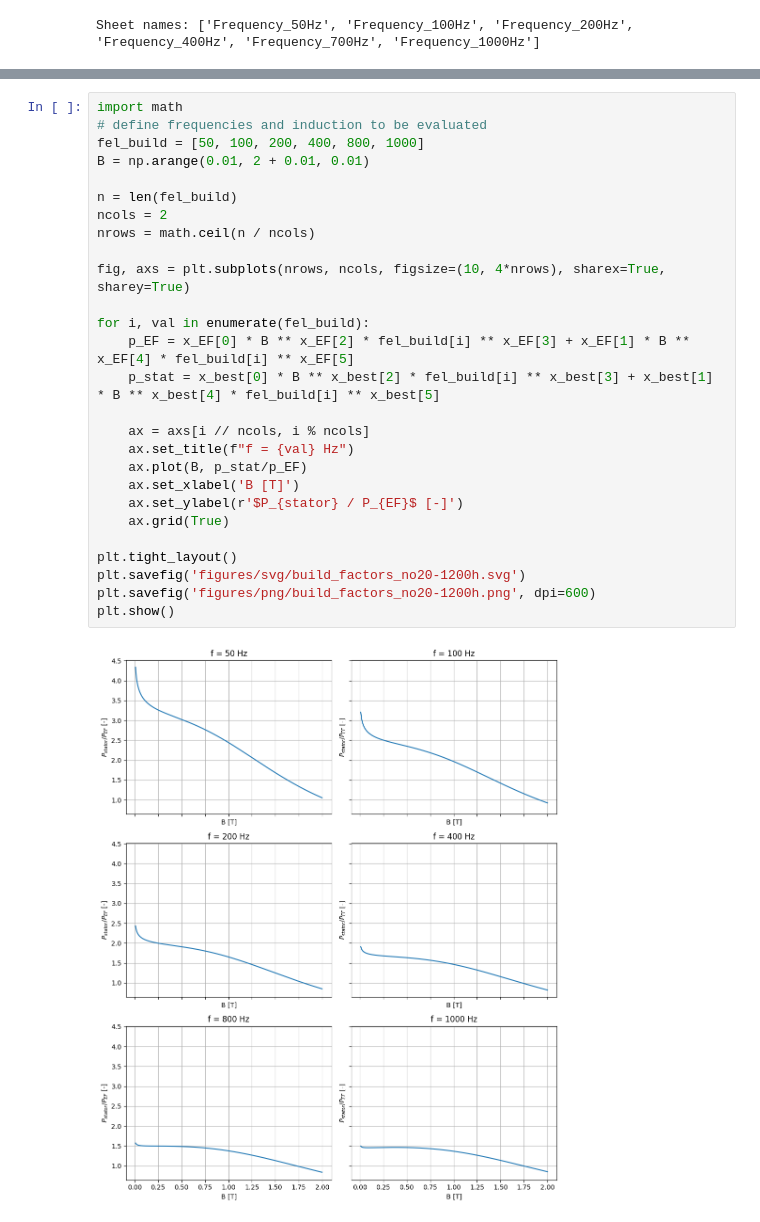
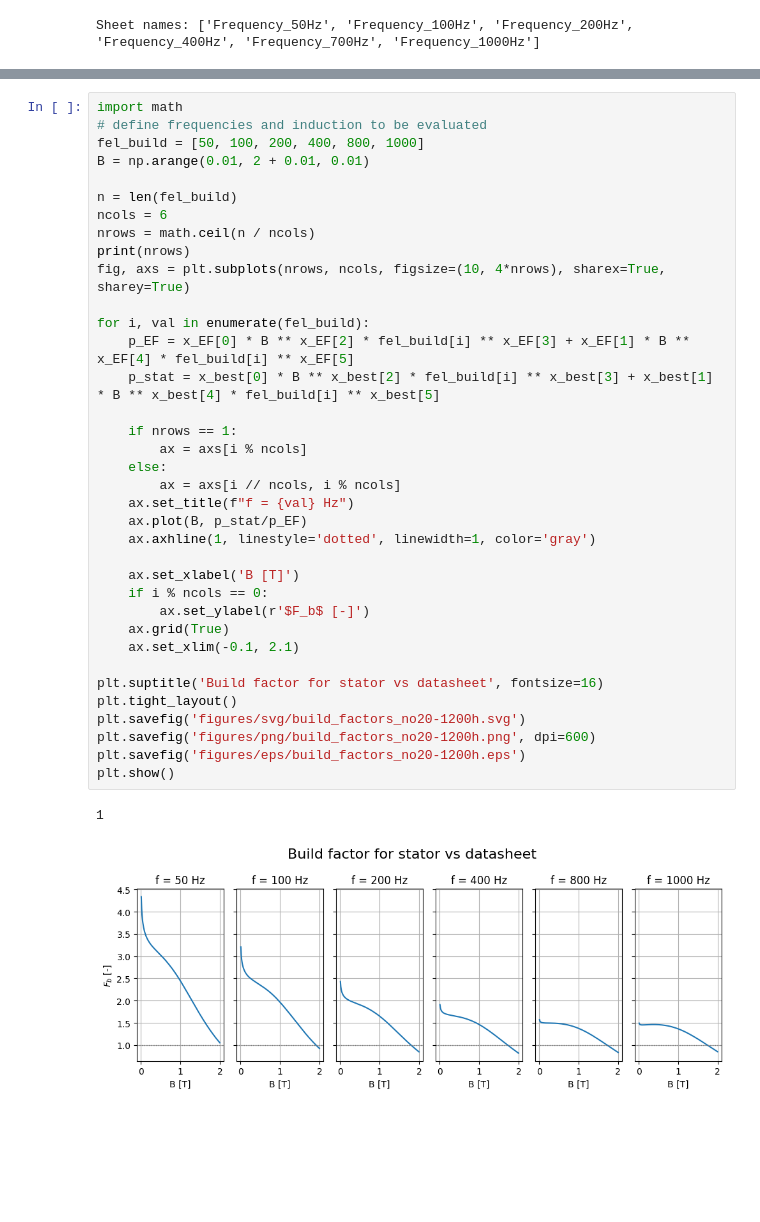
Before and after one commit to pfyhr/statordata, a Jupyter notebook: opt.ipynb, the cells around one changed output, grey strips where cells are left out. Saved outputs shown, nothing was run; the diff lists cells and outputs as text; blank space fills up the shorter version.

Commit message:
update plots for poster layout

```diff
--- a/opt.ipynb
+++ b/opt.ipynb
@@ -345,29 +370,39 @@ delta = 1.484e+00
 # %%
 import math
 # define frequencies and induction to be evaluated
 fel_build = [50, 100, 200, 400, 800, 1000]
 B = np.arange(0.01, 2 + 0.01, 0.01)
 
 n = len(fel_build)
-ncols = 2
+ncols = 6
 nrows = math.ceil(n / ncols)
-
+print(nrows)
 fig, axs = plt.subplots(nrows, ncols, figsize=(10, 4*nrows), sharex=True, sharey=True)
 
 for i, val in enumerate(fel_build):
     p_EF = x_EF[0] * B ** x_EF[2] * fel_build[i] ** x_EF[3] + x_EF[1] * B ** x_EF[4] * fel_build[i] ** x_EF[5]
     p_stat = x_best[0] * B ** x_best[2] * fel_build[i] ** x_best[3] + x_best[1] * B ** x_best[4] * fel_build[i] ** x_best[5]
 
-    ax = axs[i // ncols, i % ncols]
+    if nrows == 1:
+        ax = axs[i % ncols]
+    else:
+        ax = axs[i // ncols, i % ncols]
     ax.set_title(f"f = {val} Hz")
     ax.plot(B, p_stat/p_EF)
+    ax.axhline(1, linestyle='dotted', linewidth=1, color='gray')
+
     ax.set_xlabel('B [T]')
-    ax.set_ylabel(r'$P_{stator} / P_{EF}$ [-]')
+    if i % ncols == 0:
+        ax.set_ylabel(r'$F_b$ [-]')
     ax.grid(True)
+    ax.set_xlim(-0.1, 2.1)
 
+plt.suptitle('Build factor for stator vs datasheet', fontsize=16)
 plt.tight_layout()
 plt.savefig('figures/svg/build_factors_no20-1200h.svg')
 plt.savefig('figures/png/build_factors_no20-1200h.png', dpi=600)
+plt.savefig('figures/eps/build_factors_no20-1200h.eps')
 plt.show()
 # %% [output]
+1
-[figure, old version]
+[figure, new version]
```
Also changed, not shown: parts of 6 cells of this notebook, 21 other files.
